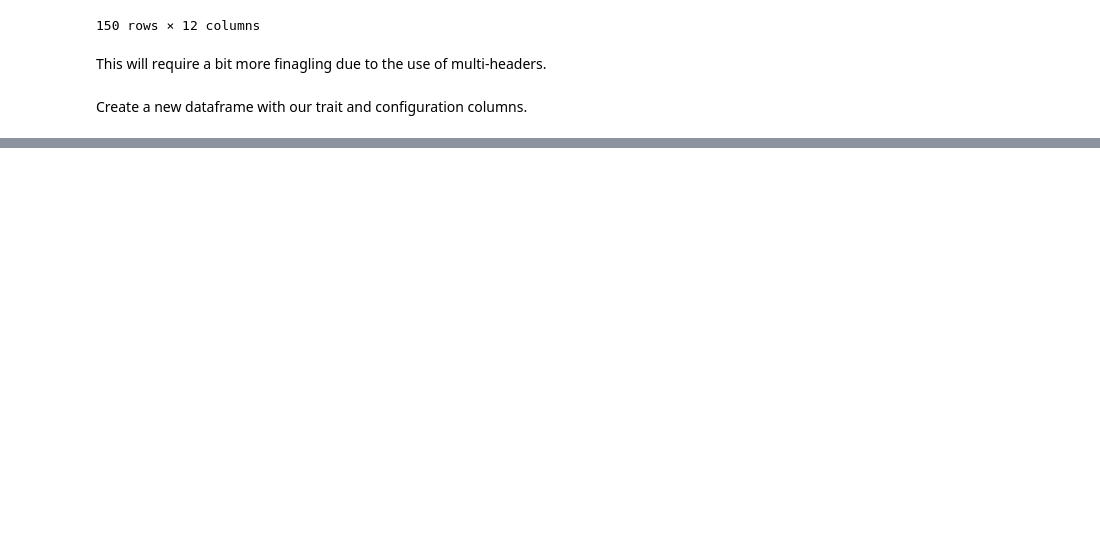
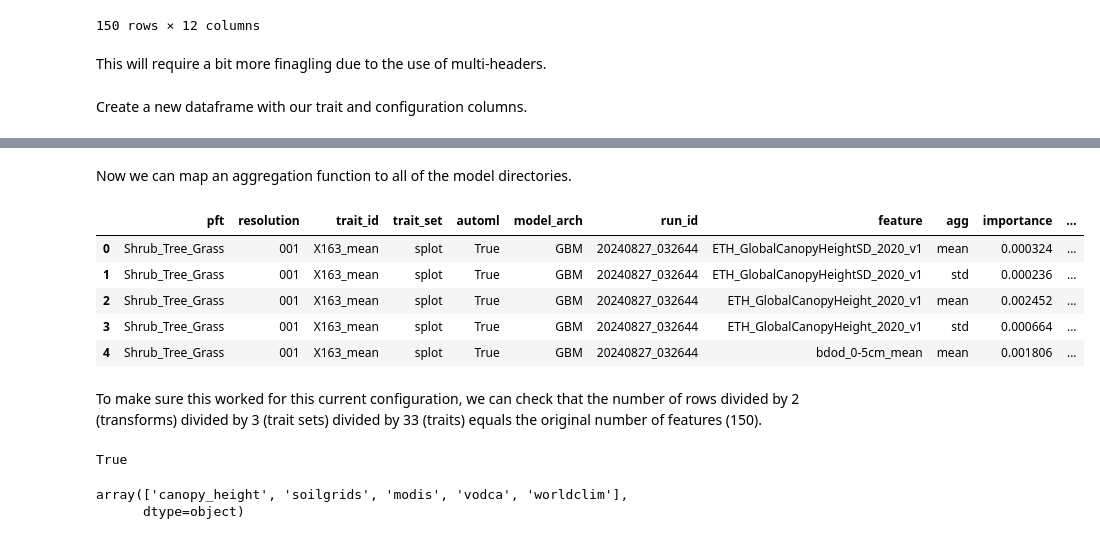
Before and after one commit to GeoSense-Freiburg/cit-sci-traits, a Jupyter notebook: notebooks/2-0_analysis_prep/2-0-3_multires_stats.ipynb, the cells around one changed output, grey strips where cells are left out. Drawn from its saved outputs; the diff is of its cells as text; code cells hidden in the pictures; blank space fills up the shorter version.

Commit message:
enh: finalize multi-resolution stat aggregation walkthrough

```diff
--- a/notebooks/2-0_analysis_prep/2-0-3_multires_stats.ipynb
+++ b/notebooks/2-0_analysis_prep/2-0-3_multires_stats.ipynb
@@ -133,4 +142,4 @@ This will require a bit more finagling due to the use of multi-headers.
 # %% [markdown]
 Create a new dataframe with our trait and configuration columns.
 # %%
-all_importances = all_results.iloc[0:0].copy()[all_results.columns[:7]]
+all_importances_schema = all_results_schema.iloc[0:0].copy()[all_results_schema.columns[:7]]
@@ -157,0 +148,8 @@ sample.reset_index()#.stack(future_stack=True)
+# %%
+def stack_fi(df: pd.DataFrame) -> pd.DataFrame:
+    return df.stack(future_stack=True).reset_index().rename(
+        columns={"index": "feature", "level_1": "agg"}
+    )
+
+sample_fi = stack_fi(sample)
+sample_fi.head()
@@ -157,0 +165,5 @@ sample.reset_index()#.stack(future_stack=True)
+# %%
+for col in sample_fi.columns:
+    all_importances_schema[col] = pd.Series(dtype=sample_fi[col].dtype)
+
+all_importances_schema
@@ -157,0 +220,3 @@ sample.reset_index()#.stack(future_stack=True)
+# %%
+all_importances_schema["dataset"] = pd.Series(dtype=str)
+all_importances_schema.info()
@@ -157,0 +241,52 @@ sample.reset_index()#.stack(future_stack=True)
+# %% [markdown]
+Now we can map an aggregation function to all of the model directories.
+# %%
+def agg_fi(
+    model_dir: Path, results: pd.DataFrame, config: ConfigBox = cfg
+) -> pd.DataFrame:
+    trait_id = model_dir.parents[2].name
+    trait_set = model_dir.name
+    trait_df = (
+        get_feature_importance(trait_id, trait_set)
+        .pipe(stack_fi)
+        .pipe(add_dataset)
+        .assign(
+            pft=config.PFT,
+            resolution=config.model_res,
+            trait_id=trait_id,
+            automl=config.train.arch == "autogluon",
+            model_arch=config[config.train.arch].included_model_types[0],
+            run_id=model_dir.parent.name,
+            trait_set=trait_set,
+        )
+    )[results.columns]
+
+    results = pd.concat([results, trait_df], ignore_index=True).drop_duplicates()
+
+    return results
+
+
+all_importances = pd.concat(
+    list(map(partial(agg_fi, results=all_importances_schema), get_all_trait_models())),
+    ignore_index=True,
+)
+
+all_importances.head()
+# %% [output]
+|  | pft | resolution | trait_id | trait_set | automl | model_arch | run_id | feature | agg | importance | ... |
+| 0 | Shrub_Tree_Grass | 001 | X163_mean | splot | True | GBM | 20240827_032644 | ETH_GlobalCanopyHeightSD_2020_v1 | mean | 0.000324 | ... |
+| 1 | Shrub_Tree_Grass | 001 | X163_mean | splot | True | GBM | 20240827_032644 | ETH_GlobalCanopyHeightSD_2020_v1 | std | 0.000236 | ... |
+| 2 | Shrub_Tree_Grass | 001 | X163_mean | splot | True | GBM | 20240827_032644 | ETH_GlobalCanopyHeight_2020_v1 | mean | 0.002452 | ... |
+| 3 | Shrub_Tree_Grass | 001 | X163_mean | splot | True | GBM | 20240827_032644 | ETH_GlobalCanopyHeight_2020_v1 | std | 0.000664 | ... |
+| 4 | Shrub_Tree_Grass | 001 | X163_mean | splot | True | GBM | 20240827_032644 | bdod_0-5cm_mean | mean | 0.001806 | ... |
+# %% [markdown]
+To make sure this worked for this current configuration, we can check that the number of rows divided by 2 (transforms) divided by 3 (trait sets) divided by 33 (traits) equals the original number of features (150).
+# %%
+all_importances.shape[0] / 2 / 3 / 33 == 150
+# %% [output]
+True
+# %%
+all_importances.dataset.unique()
+# %% [output]
+array(['canopy_height', 'soilgrids', 'modis', 'vodca', 'worldclim'],
+      dtype=object)
```
Also changed, not shown: parts of 12 cells of this notebook.
